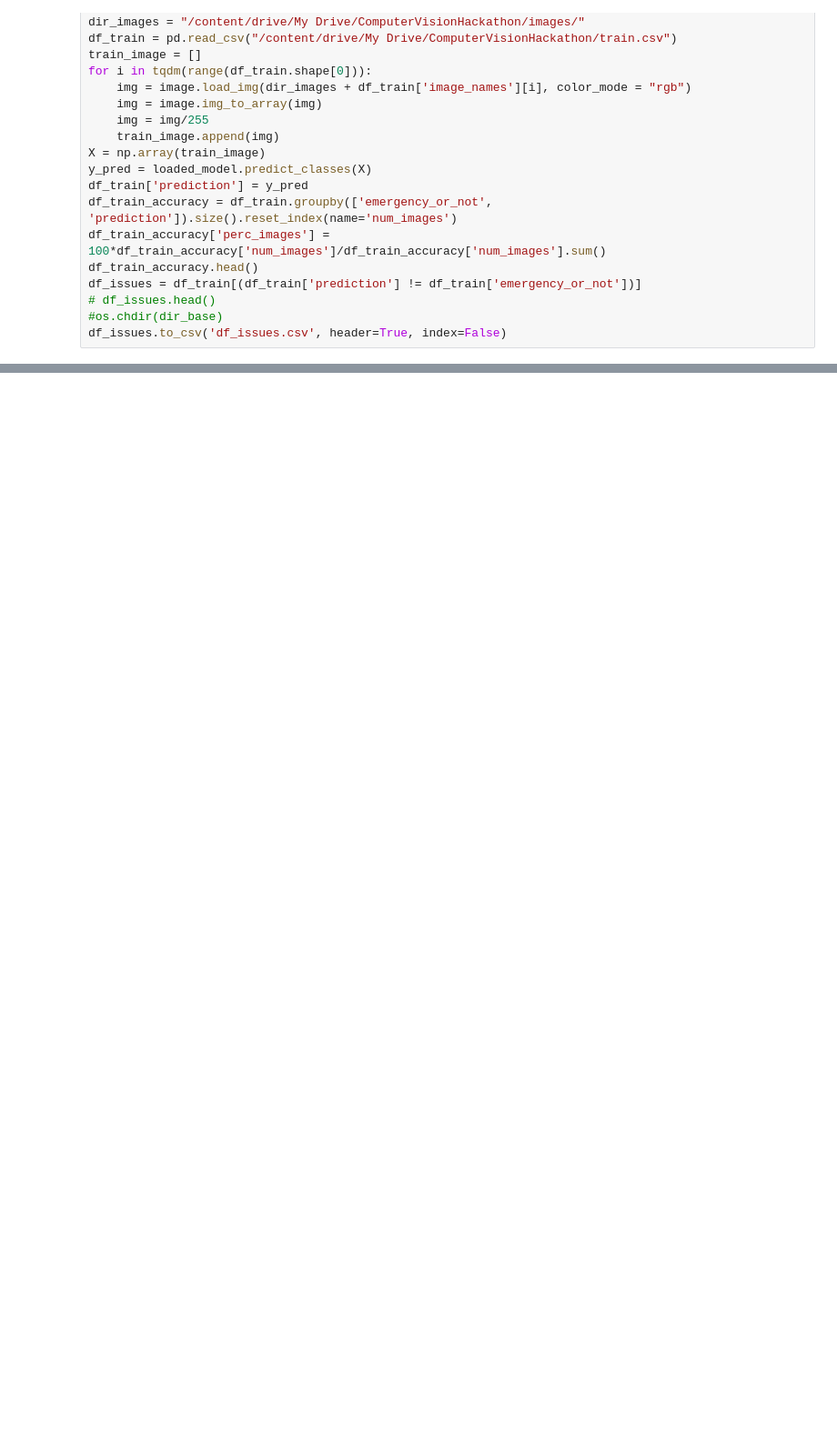
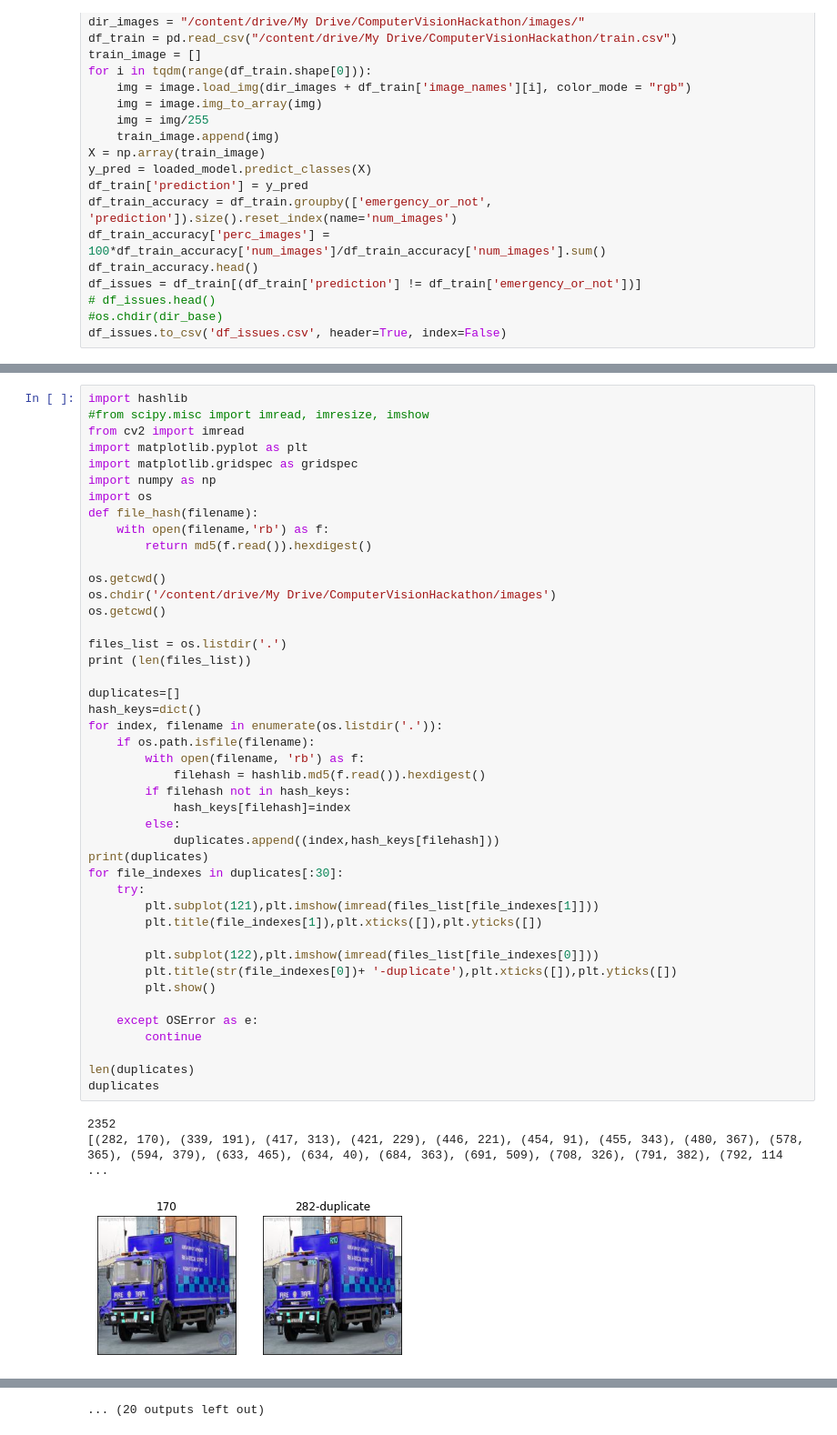
Before and after one commit to muranjan/DeepLearning, a Jupyter notebook: Computer_Vision_Hackathon_v0_5.ipynb, the cells around one changed output, grey strips where cells are left out. Shown at 91% size. Saved outputs shown, nothing was run; the diff lists cells and outputs as text; blank space fills up the shorter version.

Commit message:
Add files via upload
Correct notebook for duplicate image hashing alogrithm

```diff
--- a/Computer_Vision_Hackathon_v0_5.ipynb
+++ b/Computer_Vision_Hackathon_v0_5.ipynb
@@ -446,0 +339,48 @@ df_issues
+# %%
+import hashlib
+#from scipy.misc import imread, imresize, imshow
+from cv2 import imread
+import matplotlib.pyplot as plt
+import matplotlib.gridspec as gridspec
+import numpy as np
+import os
+def file_hash(filename):
+    with open(filename,'rb') as f:
+        return md5(f.read()).hexdigest()
+
+os.getcwd()
+os.chdir('/content/drive/My Drive/ComputerVisionHackathon/images')
+os.getcwd()
+
+files_list = os.listdir('.')
+print (len(files_list))
+
+duplicates=[]
+hash_keys=dict()
+for index, filename in enumerate(os.listdir('.')):
+    if os.path.isfile(filename):
+        with open(filename, 'rb') as f:
+            filehash = hashlib.md5(f.read()).hexdigest()
+        if filehash not in hash_keys:
+            hash_keys[filehash]=index
+        else:
+            duplicates.append((index,hash_keys[filehash]))
+print(duplicates)
+for file_indexes in duplicates[:30]:
+    try:
+        plt.subplot(121),plt.imshow(imread(files_list[file_indexes[1]]))
+        plt.title(file_indexes[1]),plt.xticks([]),plt.yticks([])
+
+        plt.subplot(122),plt.imshow(imread(files_list[file_indexes[0]]))
+        plt.title(str(file_indexes[0])+ '-duplicate'),plt.xticks([]),plt.yticks([])
+        plt.show()
+
+    except OSError as e:
+        continue
+
+len(duplicates)
+duplicates
+# %% [output]
+2352
+[(282, 170), (339, 191), (417, 313), (421, 229), (446, 221), (454, 91), (455, 343), (480, 367), (578, 365), (594, 379), (633, 465), (634, 40), (684, 363), (691, 509), (708, 326), (791, 382), (792, 114 ...
+[figure, added]
@@ -446,0 +397 @@ df_issues
+... (20 outputs left out)
```
Also changed, not shown: parts of 13 cells of this notebook.
